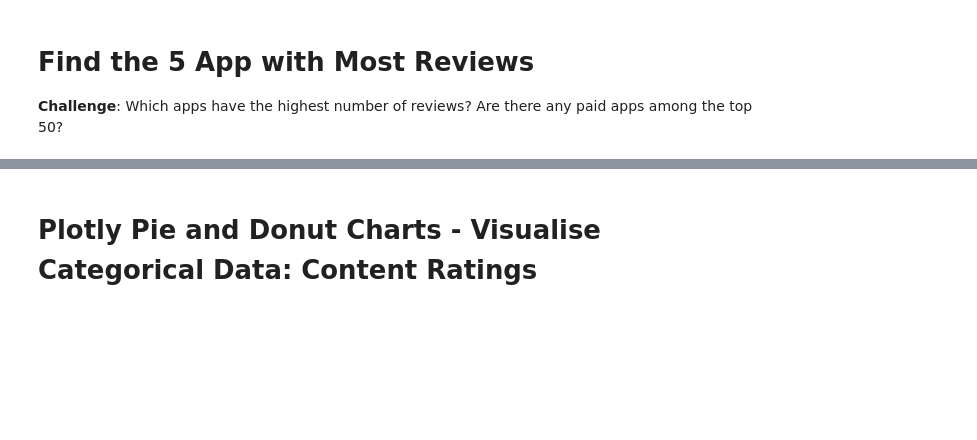
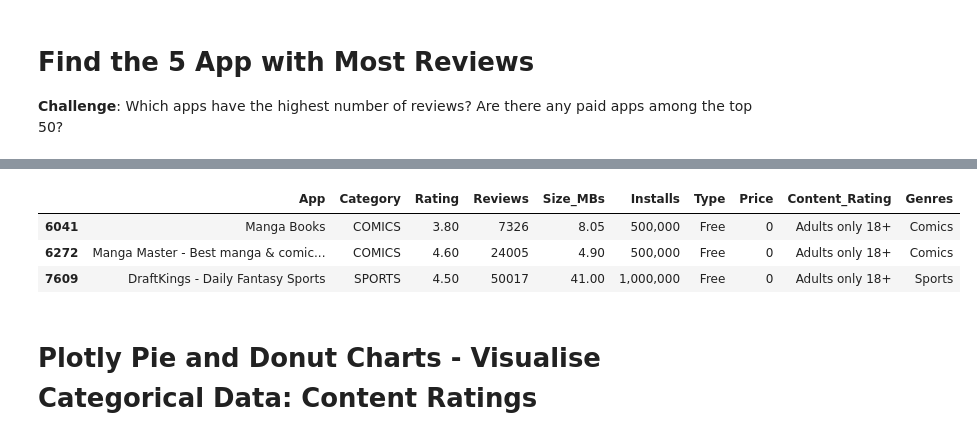
Before and after one commit to erfaw/elasti_py, a Jupyter notebook: Day076-erf/Google Play Store App Analytics (start).ipynb, the cells around one changed output, grey strips where cells are left out. Drawn from its saved outputs; the diff is of its cells as text; code cells hidden in the pictures; blank space fills up the shorter version.

```diff
--- a/Day076-erf/Google Play Store App Analytics (start).ipynb
+++ b/Day076-erf/Google Play Store App Analytics (start).ipynb
@@ -154,2 +178,9 @@ See the caveats in the documentation: https://pandas.pydata.org/pandas-docs/stab
+# %%
+df_apps_cleaned[ df_apps_cleaned['Content_Rating'] == 'Adults only 18+' ]
+# %% [output]
+|  | App | Category | Rating | Reviews | Size_MBs | Installs | Type | Price | Content_Rating | Genres |
+| 6041 | Manga Books | COMICS | 3.80 | 7326 | 8.05 | 500,000 | Free | 0 | Adults only 18+ | Comics |
+| 6272 | Manga Master - Best manga & comic... | COMICS | 4.60 | 24005 | 4.90 | 500,000 | Free | 0 | Adults only 18+ | Comics |
+| 7609 | DraftKings - Daily Fantasy Sports | SPORTS | 4.50 | 50017 | 41.00 | 1,000,000 | Free | 0 | Adults only 18+ | Sports |
 # %% [markdown]
 # Plotly Pie and Donut Charts - Visualise Categorical Data: Content Ratings
```
Also changed, not shown: parts of 6 cells of this notebook.
